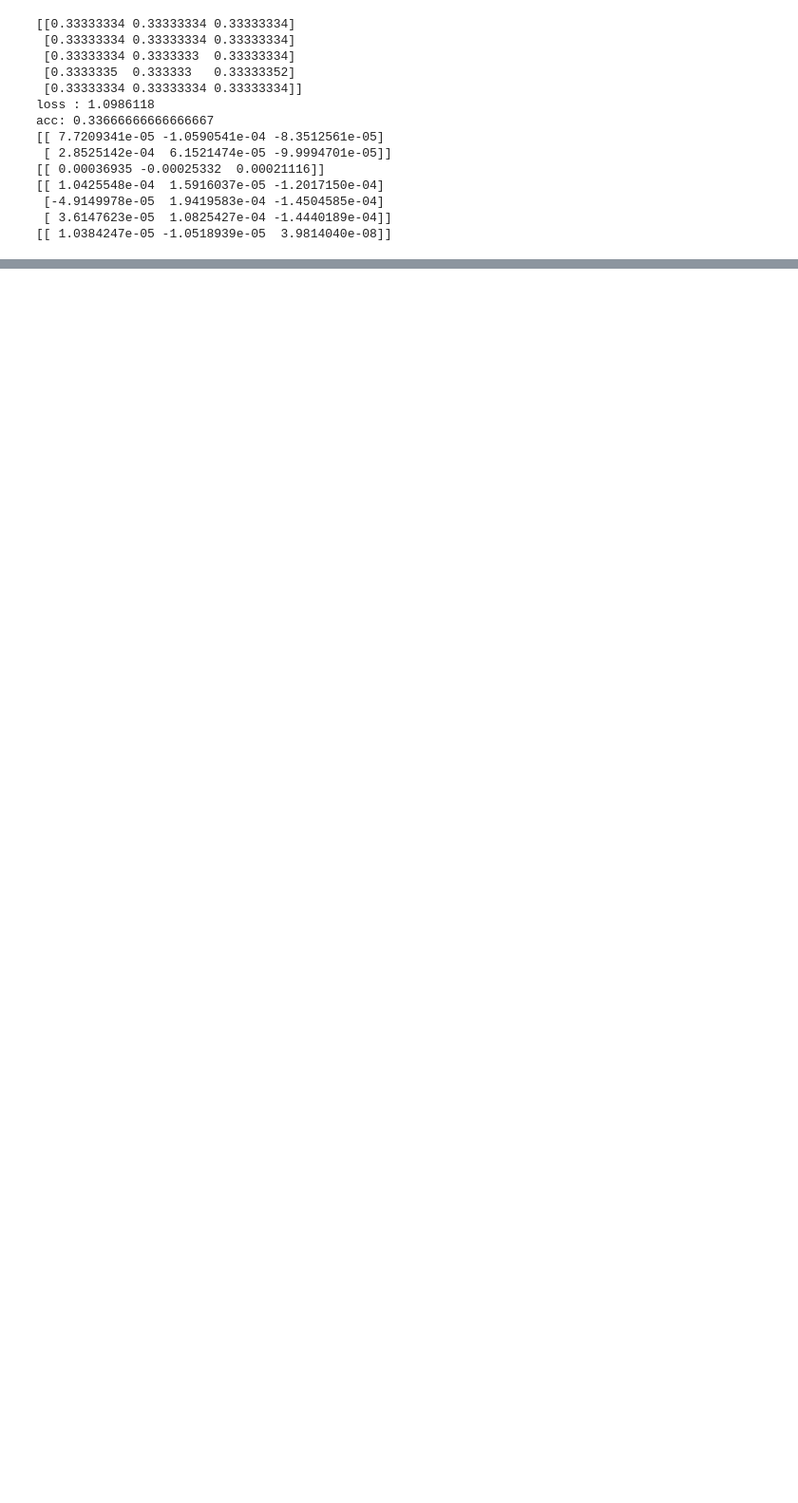
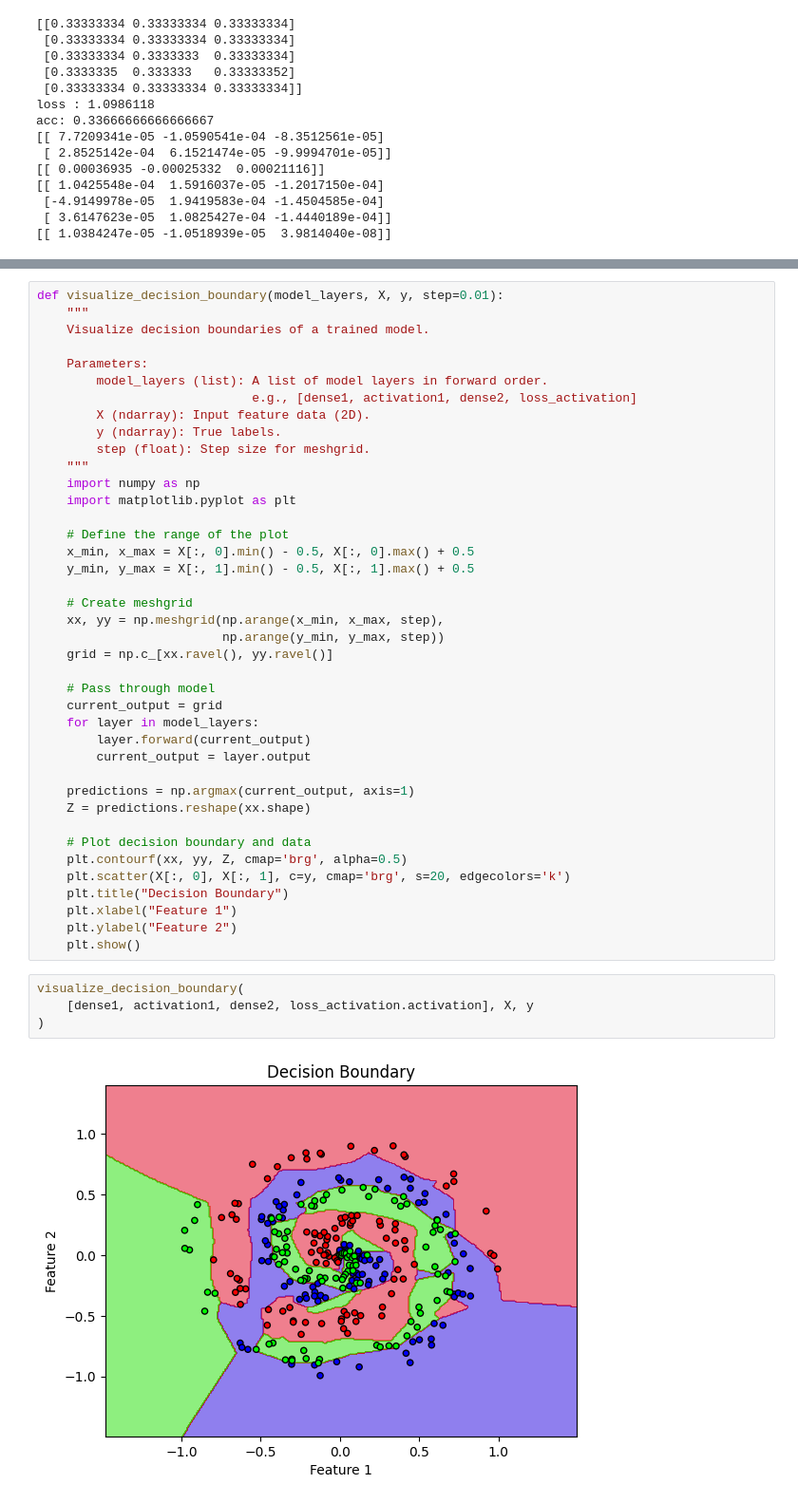
Before and after one commit to Probingbug/NN_from_scratch, a Jupyter notebook: Combined_backpropogation.ipynb, the cells around one changed output, grey strips where cells are left out. Shown at 95% size. Cells and saved outputs as stored; diff of their text form; blank space fills up the shorter version.

```diff
--- a/Combined_backpropogation.ipynb
+++ b/Combined_backpropogation.ipynb
@@ -233,0 +316,46 @@ acc: 0.33666666666666667
+# %%
+def visualize_decision_boundary(model_layers, X, y, step=0.01):
+    """
+    Visualize decision boundaries of a trained model.
+
+    Parameters:
+        model_layers (list): A list of model layers in forward order.
+                             e.g., [dense1, activation1, dense2, loss_activation]
+        X (ndarray): Input feature data (2D).
+        y (ndarray): True labels.
+        step (float): Step size for meshgrid.
+    """
+    import numpy as np
+    import matplotlib.pyplot as plt
+
+    # Define the range of the plot
+    x_min, x_max = X[:, 0].min() - 0.5, X[:, 0].max() + 0.5
+    y_min, y_max = X[:, 1].min() - 0.5, X[:, 1].max() + 0.5
+
+    # Create meshgrid
+    xx, yy = np.meshgrid(np.arange(x_min, x_max, step),
+                         np.arange(y_min, y_max, step))
+    grid = np.c_[xx.ravel(), yy.ravel()]
+
+    # Pass through model
+    current_output = grid
+    for layer in model_layers:
+        layer.forward(current_output)
+        current_output = layer.output
+
+    predictions = np.argmax(current_output, axis=1)
+    Z = predictions.reshape(xx.shape)
+
+    # Plot decision boundary and data
+    plt.contourf(xx, yy, Z, cmap='brg', alpha=0.5)
+    plt.scatter(X[:, 0], X[:, 1], c=y, cmap='brg', s=20, edgecolors='k')
+    plt.title("Decision Boundary")
+    plt.xlabel("Feature 1")
+    plt.ylabel("Feature 2")
+    plt.show()
+# %%
+visualize_decision_boundary(
+    [dense1, activation1, dense2, loss_activation.activation], X, y
+)
+# %% [output]
+[figure, added]
```
Also changed, not shown: parts of 4 cells of this notebook.
